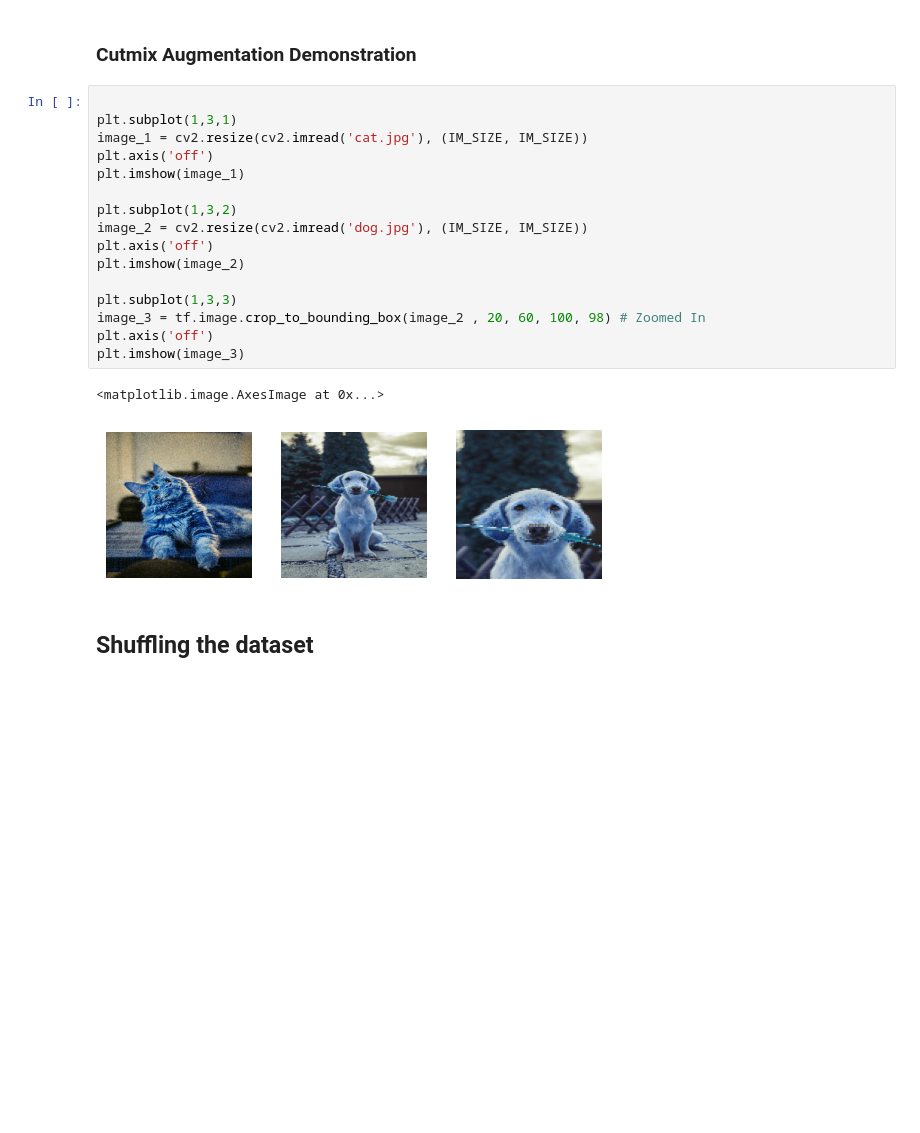
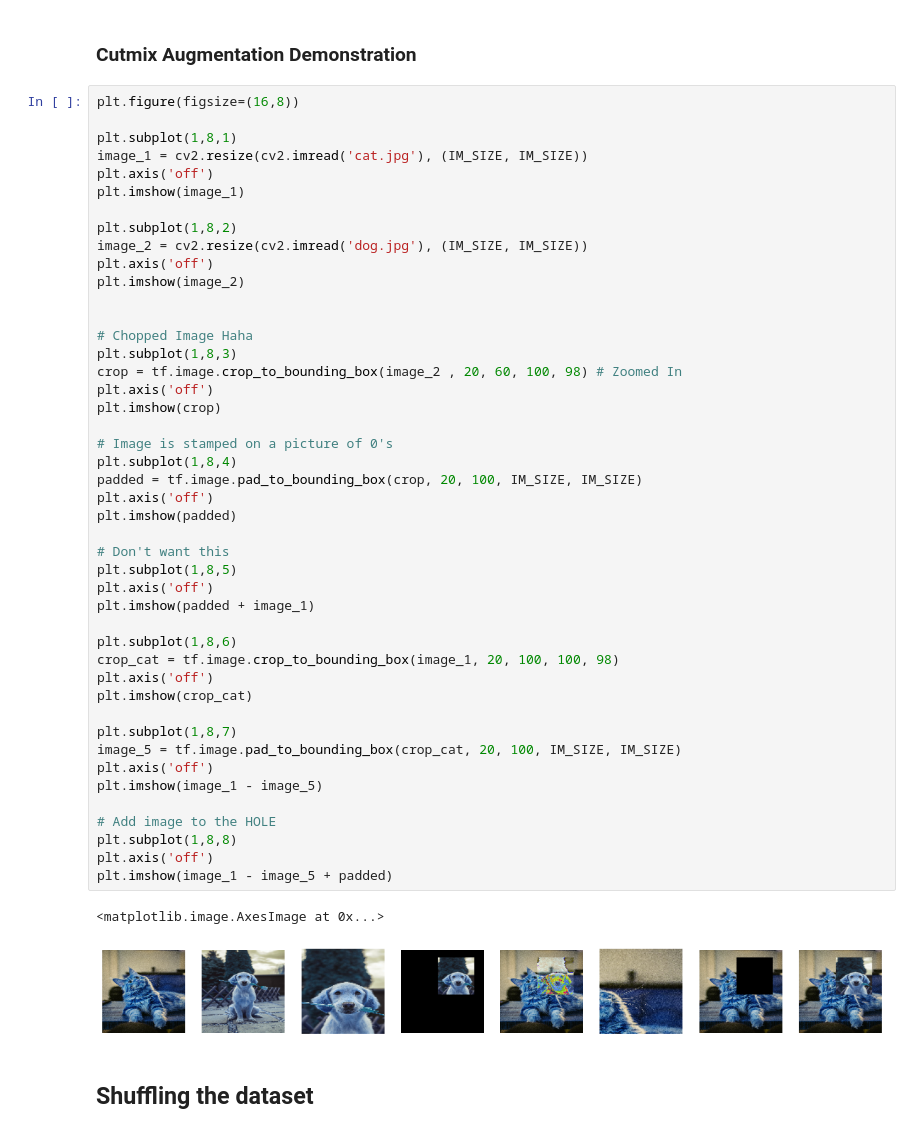
Before and after one commit to sleepsonrockss/Deep-Learning, a Jupyter notebook: MalariaDetection/MalariaDiagnosisCNN.ipynb, the cells around one changed output. Drawn from its saved outputs; the diff is of its cells as text; blank space fills up the shorter version.

Commit message:
Cutmix Augmentation: Inserted image into the HOLE - 13:08:18

```diff
--- a/MalariaDetection/MalariaDiagnosisCNN.ipynb
+++ b/MalariaDetection/MalariaDiagnosisCNN.ipynb
@@ -268,24 +268,53 @@ def mixup(train_dataset_1, train_dataset_2):
 # %% [markdown]
 ### Cutmix Augmentation Demonstration
 # %%
+plt.figure(figsize=(16,8))
 
-plt.subplot(1,3,1)
+plt.subplot(1,8,1)
 image_1 = cv2.resize(cv2.imread('cat.jpg'), (IM_SIZE, IM_SIZE))
 plt.axis('off')
 plt.imshow(image_1)
 
-plt.subplot(1,3,2)
+plt.subplot(1,8,2)
 image_2 = cv2.resize(cv2.imread('dog.jpg'), (IM_SIZE, IM_SIZE))
 plt.axis('off')
 plt.imshow(image_2)
 
-plt.subplot(1,3,3)
-image_3 = tf.image.crop_to_bounding_box(image_2 , 20, 60, 100, 98) # Zoomed In
+
+# Chopped Image Haha
+plt.subplot(1,8,3)
+crop = tf.image.crop_to_bounding_box(image_2 , 20, 60, 100, 98) # Zoomed In
 plt.axis('off')
-plt.imshow(image_3)
+plt.imshow(crop)
+
+# Image is stamped on a picture of 0's
+plt.subplot(1,8,4)
+padded = tf.image.pad_to_bounding_box(crop, 20, 100, IM_SIZE, IM_SIZE)
+plt.axis('off')
+plt.imshow(padded)
+
+# Don't want this
+plt.subplot(1,8,5)
+plt.axis('off')
+plt.imshow(padded + image_1)
+
+plt.subplot(1,8,6)
+crop_cat = tf.image.crop_to_bounding_box(image_1, 20, 100, 100, 98)
+plt.axis('off')
+plt.imshow(crop_cat)
+
+plt.subplot(1,8,7)
+image_5 = tf.image.pad_to_bounding_box(crop_cat, 20, 100, IM_SIZE, IM_SIZE)
+plt.axis('off')
+plt.imshow(image_1 - image_5)
+
+# Add image to the HOLE
+plt.subplot(1,8,8)
+plt.axis('off')
+plt.imshow(image_1 - image_5 + padded)
 # %% [output]
 <matplotlib.image.AxesImage at 0x...>
-[figure, old version]
+[figure, new version]
 # %% [markdown]
 ## Shuffling the dataset
 # %%
```
Also changed, not shown: parts of 1 cell of this notebook.
